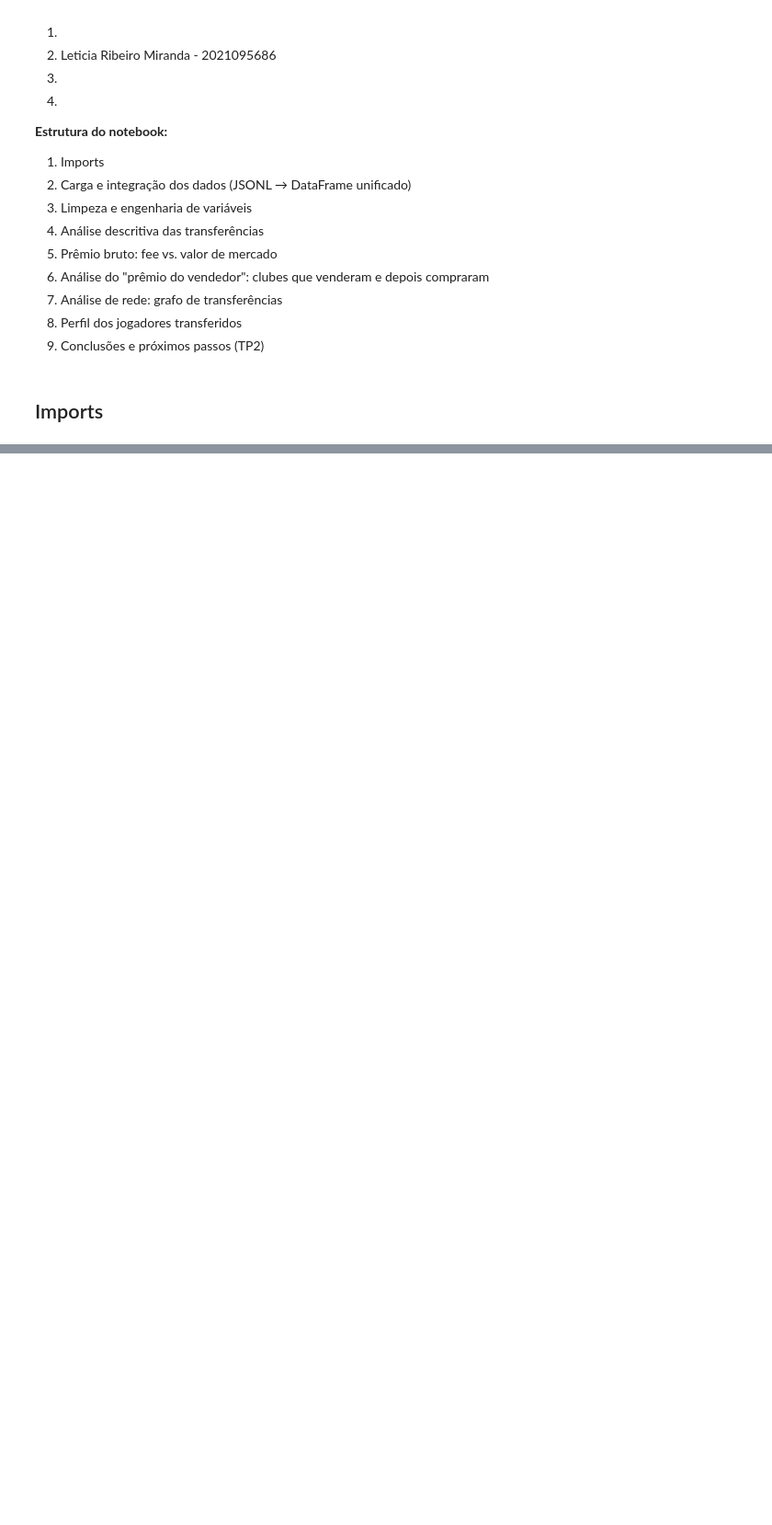
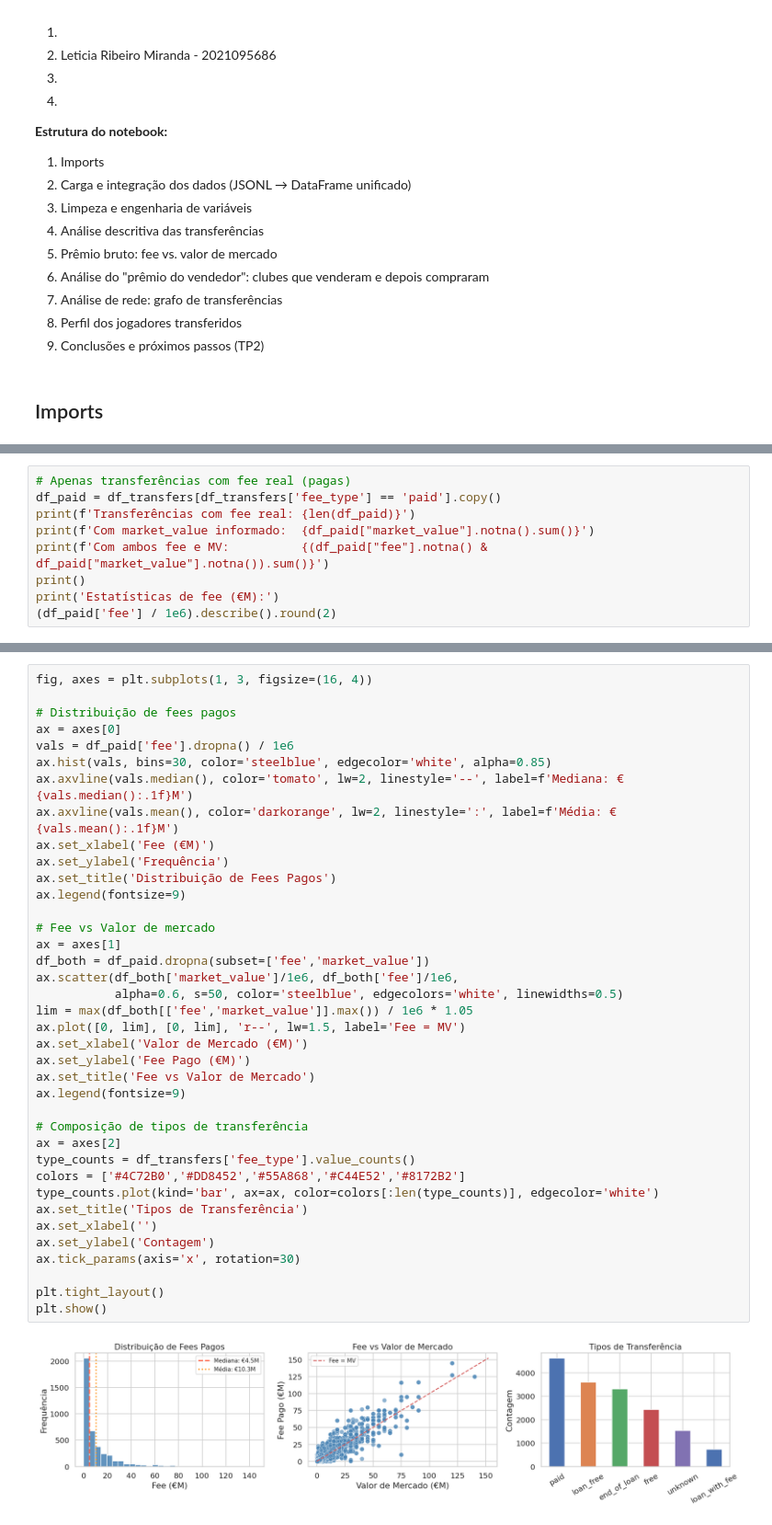
Before and after one commit to leticia-ribeirom/TP-CDAF, a Jupyter notebook: notebooks/exploratory_analysis.ipynb, the cells around one changed output, grey strips where cells are left out. Shown: that part at 92% size. Saved outputs shown, nothing was run; the diff lists cells and outputs as text; blank space fills up the shorter version.

Commit message:
análise descritiva das transferências feita

```diff
--- a/notebooks/exploratory_analysis.ipynb
+++ b/notebooks/exploratory_analysis.ipynb
@@ -87,0 +290,9 @@ Competições carregadas: 1474 linhas vindas de 3 arquivos.
+# %%
+# Apenas transferências com fee real (pagas)
+df_paid = df_transfers[df_transfers['fee_type'] == 'paid'].copy()
+print(f'Transferências com fee real: {len(df_paid)}')
+print(f'Com market_value informado:  {df_paid["market_value"].notna().sum()}')
+print(f'Com ambos fee e MV:          {(df_paid["fee"].notna() & df_paid["market_value"].notna()).sum()}')
+print()
+print('Estatísticas de fee (€M):')
+(df_paid['fee'] / 1e6).describe().round(2)
@@ -87,0 +314,40 @@ Competições carregadas: 1474 linhas vindas de 3 arquivos.
+# %%
+fig, axes = plt.subplots(1, 3, figsize=(16, 4))
+
+# Distribuição de fees pagos
+ax = axes[0]
+vals = df_paid['fee'].dropna() / 1e6
+ax.hist(vals, bins=30, color='steelblue', edgecolor='white', alpha=0.85)
+ax.axvline(vals.median(), color='tomato', lw=2, linestyle='--', label=f'Mediana: €{vals.median():.1f}M')
+ax.axvline(vals.mean(), color='darkorange', lw=2, linestyle=':', label=f'Média: €{vals.mean():.1f}M')
+ax.set_xlabel('Fee (€M)')
+ax.set_ylabel('Frequência')
+ax.set_title('Distribuição de Fees Pagos')
+ax.legend(fontsize=9)
+
+# Fee vs Valor de mercado
+ax = axes[1]
+df_both = df_paid.dropna(subset=['fee','market_value'])
+ax.scatter(df_both['market_value']/1e6, df_both['fee']/1e6,
+           alpha=0.6, s=50, color='steelblue', edgecolors='white', linewidths=0.5)
+lim = max(df_both[['fee','market_value']].max()) / 1e6 * 1.05
+ax.plot([0, lim], [0, lim], 'r--', lw=1.5, label='Fee = MV')
+ax.set_xlabel('Valor de Mercado (€M)')
+ax.set_ylabel('Fee Pago (€M)')
+ax.set_title('Fee vs Valor de Mercado')
+ax.legend(fontsize=9)
+
+# Composição de tipos de transferência
+ax = axes[2]
+type_counts = df_transfers['fee_type'].value_counts()
+colors = ['#4C72B0','#DD8452','#55A868','#C44E52','#8172B2']
+type_counts.plot(kind='bar', ax=ax, color=colors[:len(type_counts)], edgecolor='white')
+ax.set_title('Tipos de Transferência')
+ax.set_xlabel('')
+ax.set_ylabel('Contagem')
+ax.tick_params(axis='x', rotation=30)
+
+plt.tight_layout()
+plt.show()
+# %% [output]
+[figure, added]
```
Also changed, not shown: parts of 7 cells of this notebook, 5 other files.
